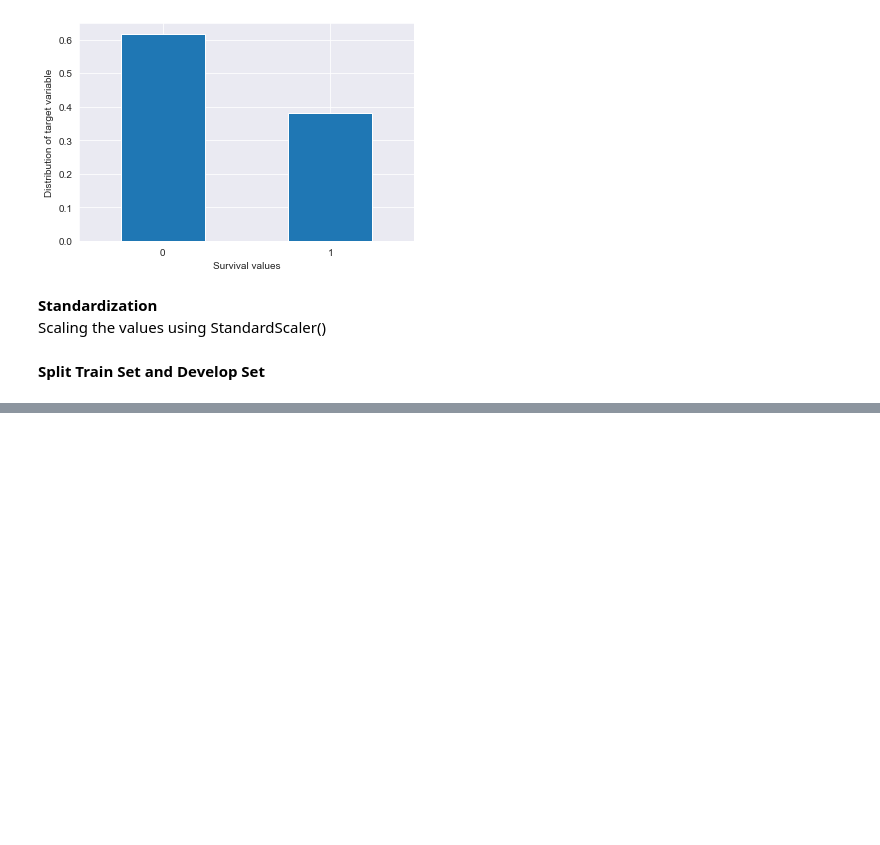
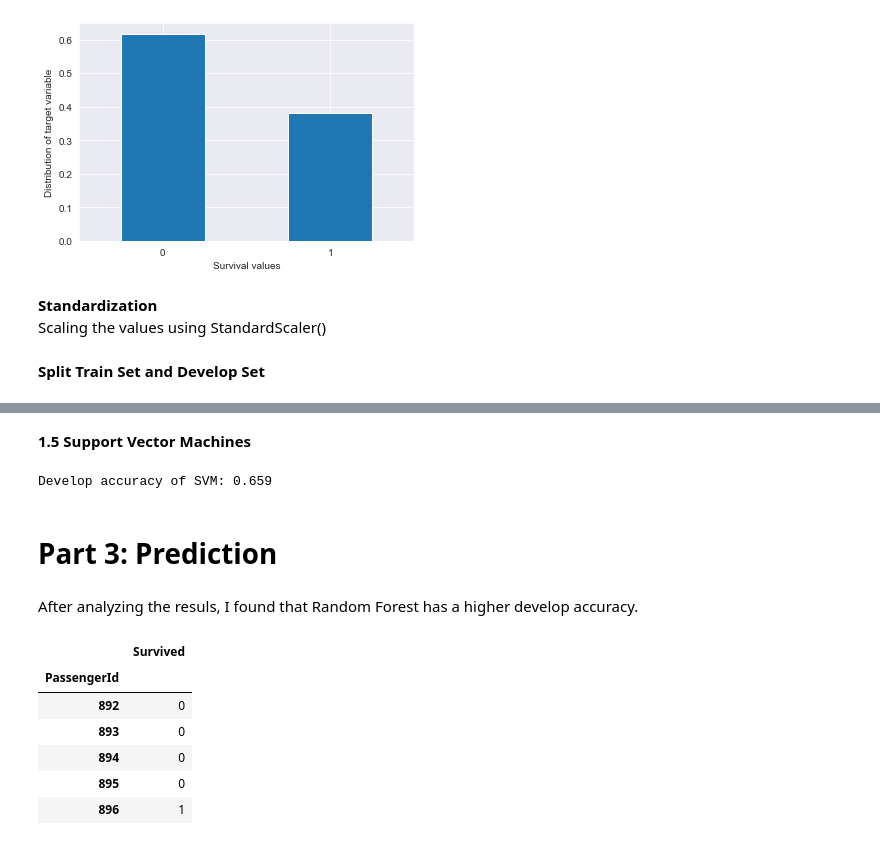
Before and after one commit to KallistaXue/Titanic-passenger-survival-prediction, a Jupyter notebook: Titanic Passenger Survival Prediction_Anqi Xue.ipynb, the cells around one changed output, grey strips where cells are left out. Saved outputs shown, nothing was run; the diff lists cells and outputs as text; code cells hidden in the pictures; blank space fills up the shorter version.

```diff
--- a/Titanic Passenger Survival Prediction_Anqi Xue.ipynb
+++ b/Titanic Passenger Survival Prediction_Anqi Xue.ipynb
@@ -208,0 +213,32 @@ NameError: name 'y' is not defined
+# %%
+from sklearn.ensemble import RandomForestClassifier
+
+# Define the hyperparameters to tune
+param_grid = {
+    'max_features': ['sqrt', 'log2'],
+    'max_depth': [6, 9, 12, 15],
+    'n_estimators': [30, 90, 150, 210]
+}
+
+# Create a RandomForestClassifier object
+rf = RandomForestClassifier(random_state=512)
+
+# Create a GridSearchCV object with 3-fold cross-validation
+grid_search = GridSearchCV(rf, param_grid=param_grid, cv=3)
+
+# Fit the GridSearchCV object on the development dataset
+grid_search.fit(X_train, y_train)
+
+# # Print the best hyperparameters and the corresponding mean cross-validation score
+print(f"Best hyperparameters: {grid_search.best_params_}")
+print(f"Best cross-validation score: {grid_search.best_score_:.3f}")
+
+# Get the best model from grid search
+best_model_rf = grid_search.best_estimator_
+
+# Predict on the development dataset
+y_pred_rf = best_model_rf.predict(X_dev)
+
+# Calculate the accuracy on the development dataset
+dev_accuracy = accuracy_score(y_dev, y_pred_rf)
+print(f"Develop accuracy of the best model: {dev_accuracy:.3f}")
@@ -208,0 +360,40 @@ NameError: name 'y' is not defined
+# %% [markdown]
+**1.5 Support Vector Machines**
+# %%
+from sklearn.svm import SVC
+
+# Create an SVC object
+svc = SVC(random_state=512)
+
+# Fit the svc object on the training dataset
+svc.fit(X_train, y_train)
+
+# Predict on the development dataset
+y_pred_svm = svc.predict(X_dev)
+
+# Calculate the accuracy on the development dataset
+dev_accuracy = accuracy_score(y_dev, y_pred_svm)
+print(f"Develop accuracy of SVM: {dev_accuracy:.3f}")
+# %% [output]
+Develop accuracy of SVM: 0.659
+# %% [markdown]
+# Part 3: Prediction
+# %% [markdown]
+After analyzing the resuls, I found that Random Forest has a higher develop accuracy.
+# %%
+# Prediction on test set
+
+y_test_pred_rf = best_model_rf.predict(X_test)
+# %%
+# Create test results dataframe
+
+test_result_df = pd.DataFrame(y_test_pred_rf, columns=['Survived'], index=X_test.index)
+test_result_df.head()
+# %% [output]
+|  | Survived |
+| PassengerId |  |
+| 892 | 0 |
+| 893 | 0 |
+| 894 | 0 |
+| 895 | 0 |
+| 896 | 1 |
```
Also changed, not shown: parts of 14 cells of this notebook.
